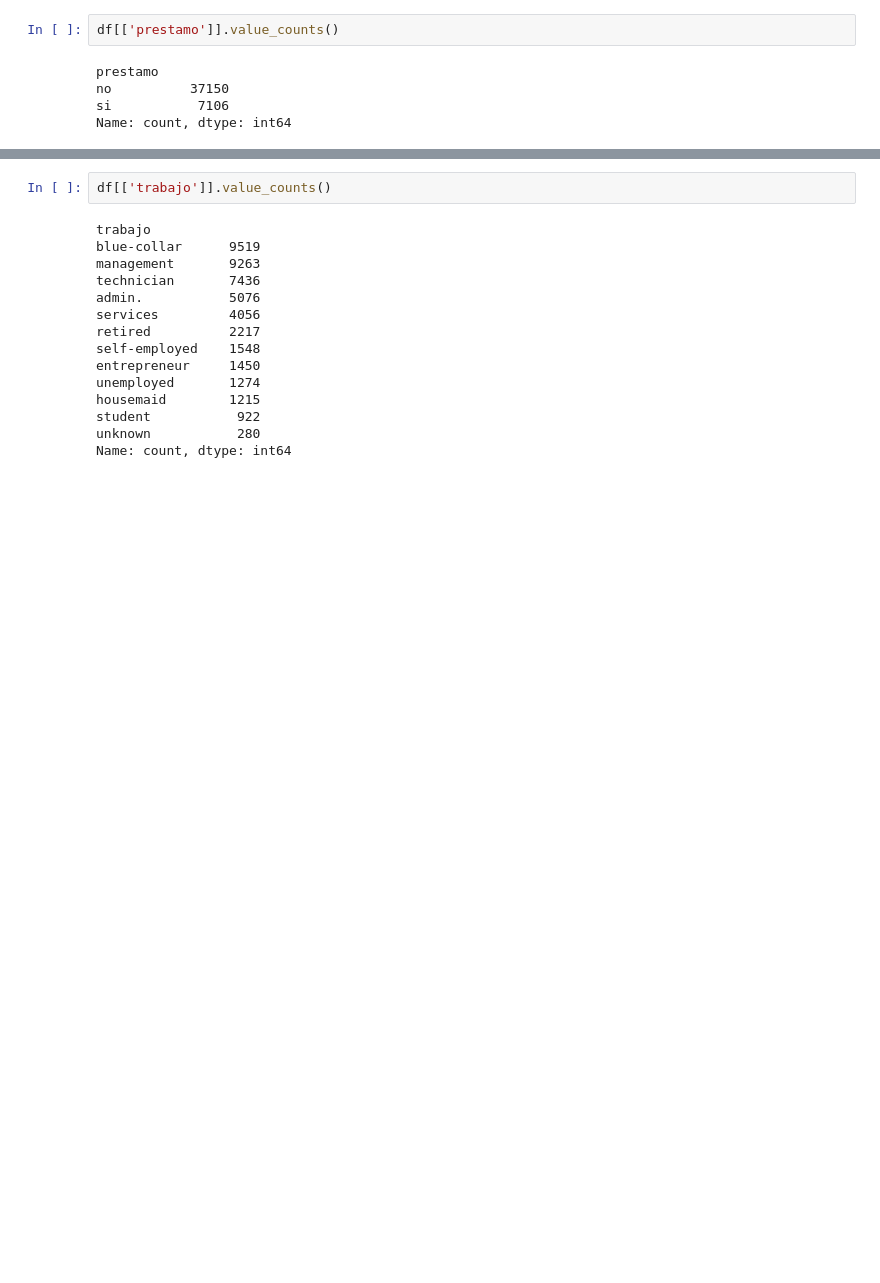
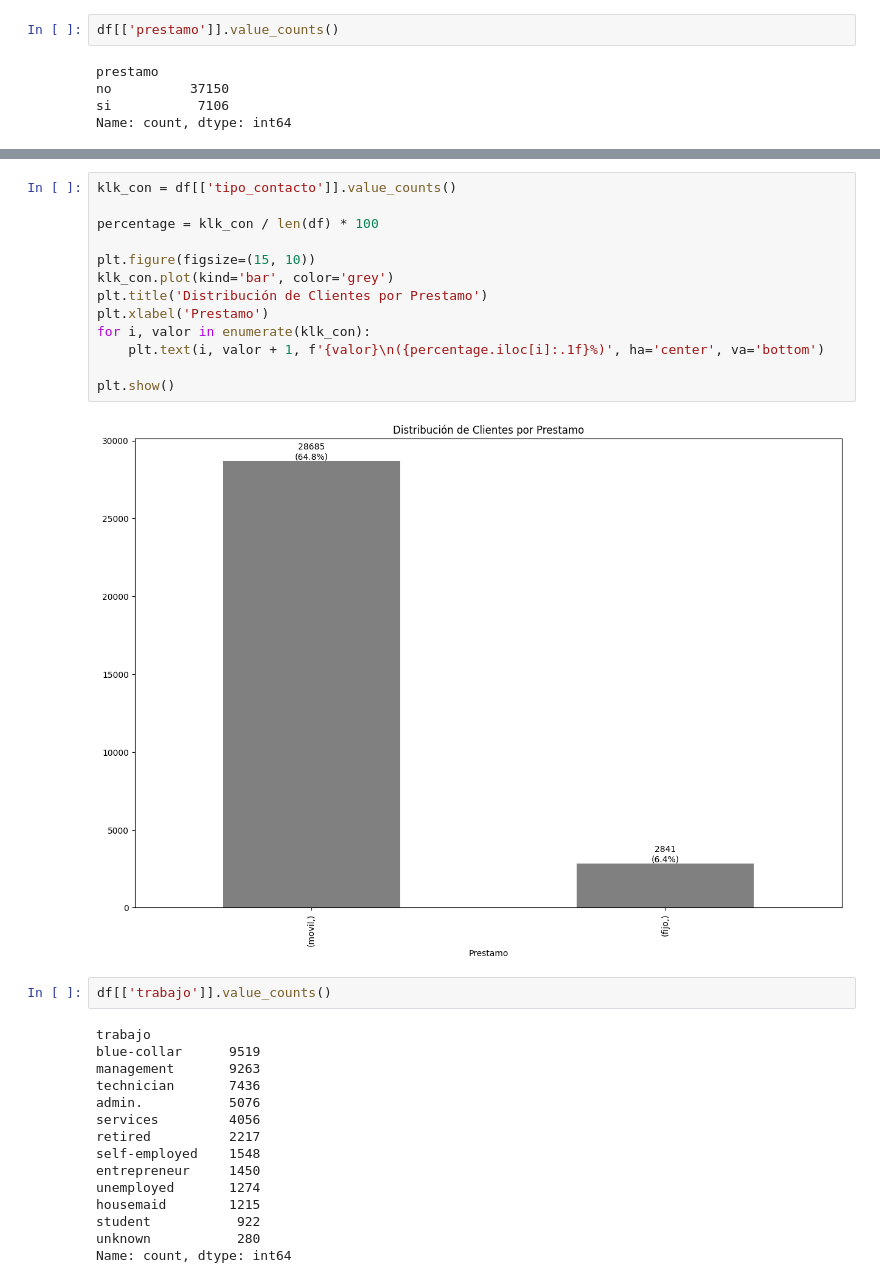
Before and after one commit to erxgli/Amacor_contexto_bancario, a Jupyter notebook: KLK.ipynb, the cells around one changed output, grey strips where cells are left out. Drawn from its saved outputs; the diff is of its cells as text; blank space fills up the shorter version.

```diff
--- a/KLK.ipynb
+++ b/KLK.ipynb
@@ -198,3 +200,18 @@ plt.show()
+# %%
+klk_con = df[['tipo_contacto']].value_counts()
+
+percentage = klk_con / len(df) * 100
+
+plt.figure(figsize=(15, 10))
+klk_con.plot(kind='bar', color='grey')
+plt.title('Distribución de Clientes por Prestamo')
+plt.xlabel('Prestamo')
+for i, valor in enumerate(klk_con):
+    plt.text(i, valor + 1, f'{valor}\n({percentage.iloc[i]:.1f}%)', ha='center', va='bottom')
+
+plt.show()
+# %% [output]
+[figure, added]
 # %%
 df[['trabajo']].value_counts()
 # %% [output]
```
Also changed, not shown: parts of 2 cells of this notebook.
